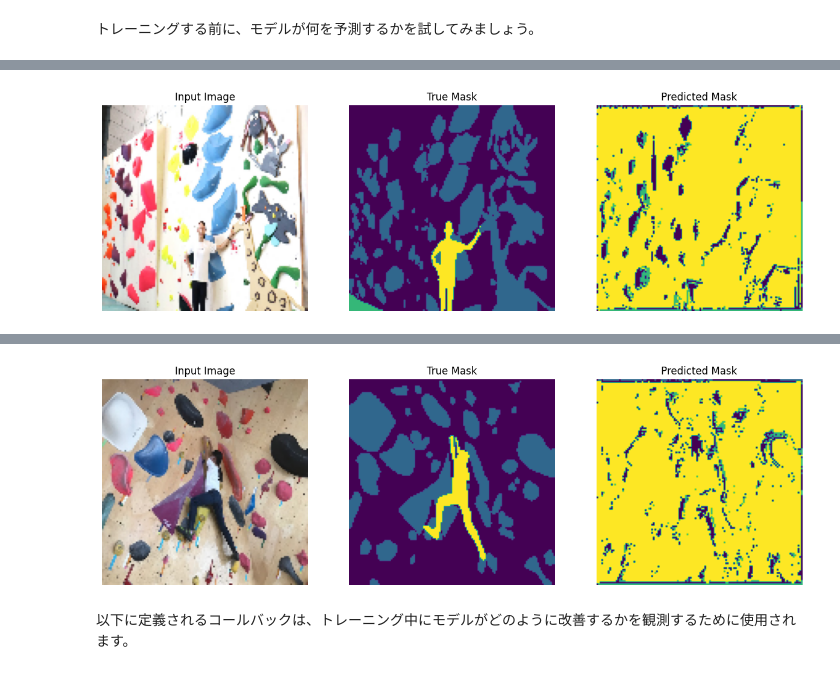
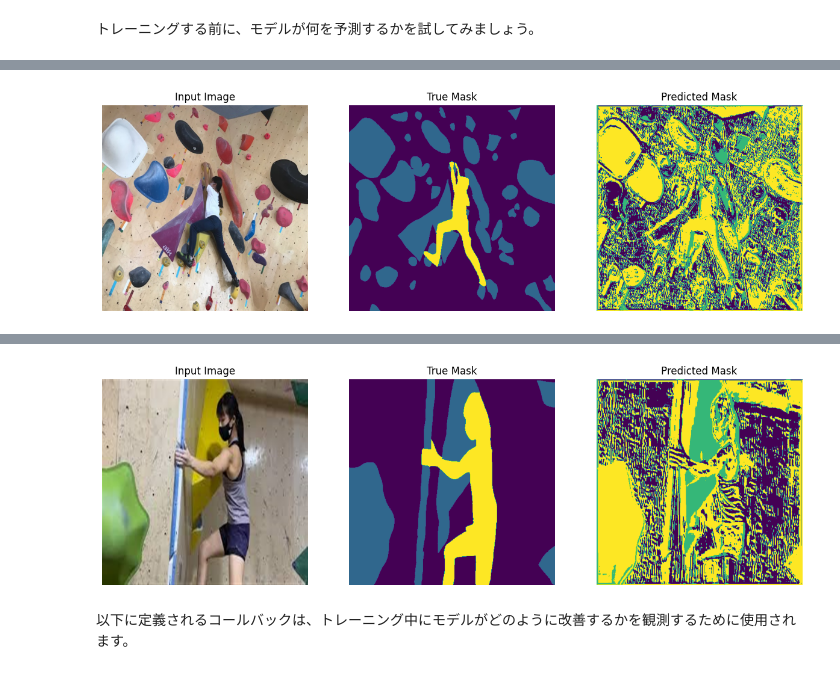
Before and after one commit to nagato0614/HoldsSegmentation, a Jupyter notebook: BoulderingSegment/hold_segment.ipynb, the cells around one changed output, grey strips where cells are left out. Saved outputs shown, nothing was run; the diff lists cells and outputs as text; code cells hidden in the pictures.

```diff
--- a/BoulderingSegment/hold_segment.ipynb
+++ b/BoulderingSegment/hold_segment.ipynb
@@ -210,13 +224,17 @@ train_image_size = int(len(input_images) * 0.9)
 val_image_size = int(len(input_images) * 0.08)
 test_image_size = len(input_images) - train_image_size - val_image_size
 
+print(f"train_image_size: {train_image_size}"
+      f"\nval_image_size: {val_image_size}"
+      f"\ntest_image_size: {test_image_size}")
+
 # テストとトレーニングに分ける
 train_images_np = np.array(input_images[:train_image_size])
-val_image_np = np.array(input_images[train_image_size:])
+val_image_np = np.array(input_images[train_image_size:train_image_size + val_image_size])
 test_images_np = np.array(input_images[train_image_size + val_image_size:])
 
 train_segments = np.array(segment_images[:train_image_size])
-val_segments = np.array(segment_images[train_image_size:])
+val_segments = np.array(segment_images[train_image_size:train_image_size + val_image_size])
 test_segments = np.array(segment_images[train_image_size + val_image_size:])
 
 print(f"train_images_np: ", train_images_np.shape)
@@ -232,7 +250,7 @@ test_images = tf.data.Dataset.from_tensor_slices(
     (test_images_np, test_segments))
 
 TRAIN_LENGTH = len(train_images)
-BATCH_SIZE = 15
+BATCH_SIZE = 10
 BUFFER_SIZE = 100
 STEPS_PER_EPOCH = TRAIN_LENGTH // BATCH_SIZE
 
@@ -269,13 +292,13 @@ class Augment(tf.keras.layers.Layer):
         self.seed = np.random.randint(0, 1000)
 
         # 同じシードを使用することで、入力とラベルに同じランダム変更を適用
-        self.flip = tf.keras.layers.RandomFlip(mode="horizontal",
-                                               seed=self.seed)
+        self.augment_inputs = tf.keras.layers.RandomFlip(mode="horizontal", seed=self.seed)
+        self.augment_labels = tf.keras.layers.RandomFlip(mode="horizontal", seed=self.seed)
 
     def call(self, inputs, labels):
         # ランダムフリップ
-        inputs = self.flip(inputs)
-        labels = self.flip(labels)
+        inputs = self.augment_inputs(inputs)
+        labels = self.augment_labels(labels)
 
         return inputs, labels
 # %% [markdown]
@@ -608,7 +583,7 @@ def unet_model(output_channels: int):
 # %%
 # model = unet_model(output_channels=OUTPUT_CLASSES)
 model = UNet(OUTPUT_CLASSES)
-model.compile(optimizer=tf.keras.optimizers.Adam(learning_rate=0.0001),
+model.compile(optimizer=tf.keras.optimizers.legacy.Adam(learning_rate=0.01),
               loss=tf.keras.losses.SparseCategoricalCrossentropy(
                   from_logits=False),
               metrics=['accuracy'])
@@ -620,13 +595,13 @@ def create_mask(pred_mask):
     pred_mask = pred_mask[..., tf.newaxis]
     return pred_mask[0]
 # %%
-def show_predictions(batch=val_batches, num=1):
+def show_predictions(batch=val_batches, num=1, predict_model=model):
     count = 0
-    for images, masks in val_batches.take(1):
+    for images, masks in batch.take(1):
         for image, mask in zip(images, masks):
             sample_image, sample_mask = image, mask
             pred_input = tf.expand_dims(sample_image, axis=0)
-            pred_mask = model.predict(pred_input)
+            pred_mask = predict_model.predict(pred_input)
 
             display([sample_image, sample_mask, create_mask(pred_mask)])
 
@@ -634,5 +609,5 @@ def show_predictions(batch=val_batches, num=1):
             if count == num:
                 break
 # %%
-show_predictions(2)
+show_predictions(num=2)
 # %% [output]
@@ -640 +615 @@ show_predictions(2)
-[figure, old version]
+[figure, new version]
@@ -642,3 +617,3 @@ show_predictions(2)
-[figure, old version]
+[figure, new version]
 # %% [markdown]
 以下に定義されるコールバックは、トレーニング中にモデルがどのように改善するかを観測するために使用されます。
```
Also changed, not shown: parts of 28 cells of this notebook.
